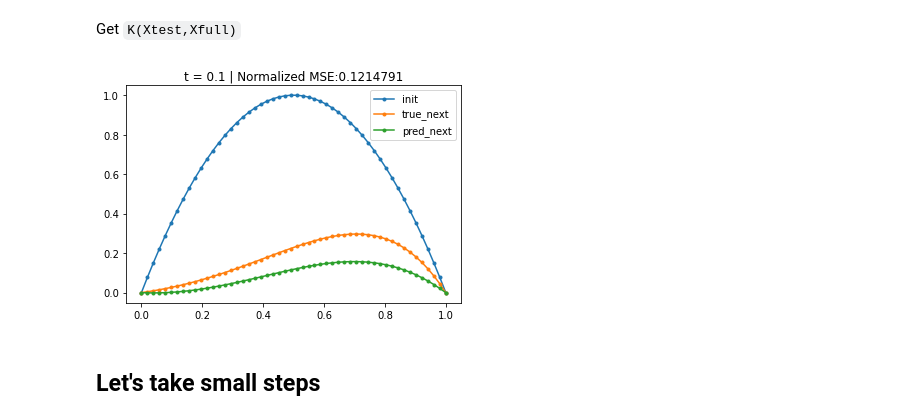
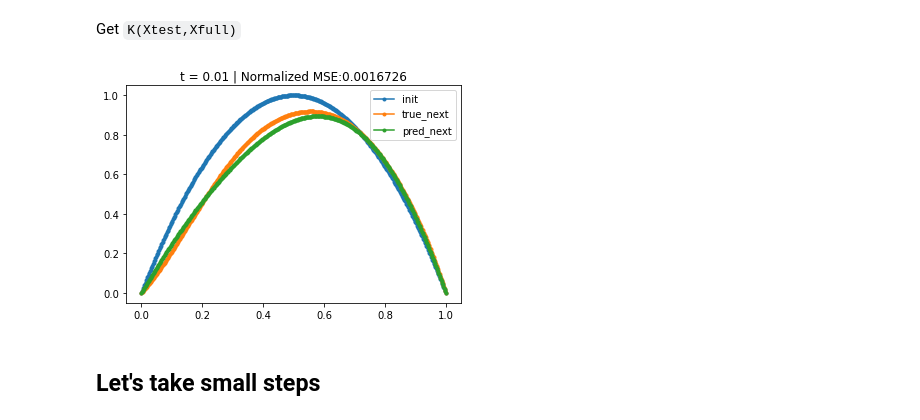
Before and after one commit to jfelipeosorio/kinetick, a Jupyter notebook: pdes/advectionequation.ipynb, the cells around one changed output. Drawn from its saved outputs; the diff is of its cells as text; code cells hidden in the pictures.

```diff
--- a/pdes/advectionequation.ipynb
+++ b/pdes/advectionequation.ipynb
@@ -110,7 +110,7 @@ def Kphi_assembly(Xtest, Xomega, Xboundary , h, b, k = 'Gaussian', k_param = 1.)
 ## How far can we go ?
 # %%
 # X_full
-Xfull = np.linspace(0,1,52)
+Xfull = np.linspace(0,1,502)
 # X_{\partial\Omega}
 Xboundary = Xfull[[0,-1]]
 # X_\Omega
@@ -119,12 +119,14 @@ Xomega = Xfull[1:-1]
 u0 = ad_u0(Xomega)
 # Advection coefficient
 beta = 5
+# Kernel lenght-scale
+k_param = 0.5
 # Time step
-h = 0.1
+h = 0.01
 # %% [markdown]
 Build `Kphiphi`
 # %%
-Kphiphi = Kphiphi_assembly(Xomega, Xboundary, h, beta, k = 'Gaussian', k_param = 0.5)
+Kphiphi = Kphiphi_assembly(Xomega, Xboundary, h, beta, k = 'Gaussian', k_param = k_param)
 # %% [markdown]
 Build `y_prev`
 # %%
@@ -137,23 +139,23 @@ sol = jnp.linalg.solve(Kphiphi + 1e-6*R,y_prev)
 # %% [markdown]
 Get `K(Xtest,Xfull)`
 # %%
-Kphi = Kphi_assembly(Xfull, Xomega, Xboundary , h, beta, k = 'Gaussian', k_param = 0.5)
+Kphi = Kphi_assembly(Xfull, Xomega, Xboundary , h, beta, k = 'Gaussian', k_param = k_param)
 # %%
 u_next = np.dot(Kphi.T,sol)
 # %%
 # Initial condition
 plt.plot(Xfull,ad_u0(Xfull),'.-',label='init')
 # True next
 plt.plot(Xfull,ad_sol(Xfull,h,beta,5),'.-',label='true_next')
 # Predicted next
 plt.plot(Xfull,u_next,'.-',label='pred_next')
 # Plot settings
-nmse = mean_squared_error(u_next,ad_sol(Xfull,h,beta,5))/mean_squared_error(0*heat_sol(Xfull,h,5),heat_sol(Xfull,h,5))
+nmse = mean_squared_error(u_next,ad_sol(Xfull,h,beta,5))/mean_squared_error(0*ad_sol(Xfull,h,beta,5),ad_sol(Xfull,h,beta,5))
 plt.title('t = {} | Normalized MSE:{}'.format(h, round(nmse,7)))
 plt.legend()
 plt.show()
 # %% [output]
-[figure, old version]
+[figure, new version]
 # %% [markdown]
 ## Let's take small steps
 # %% [markdown]
```
Also changed, not shown: parts of 1 cell of this notebook.
